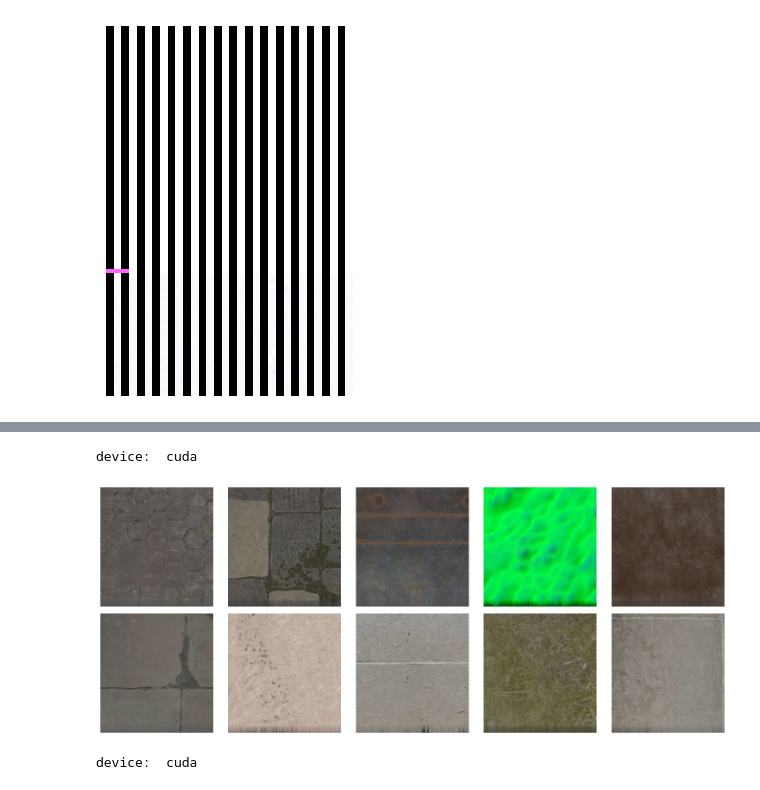
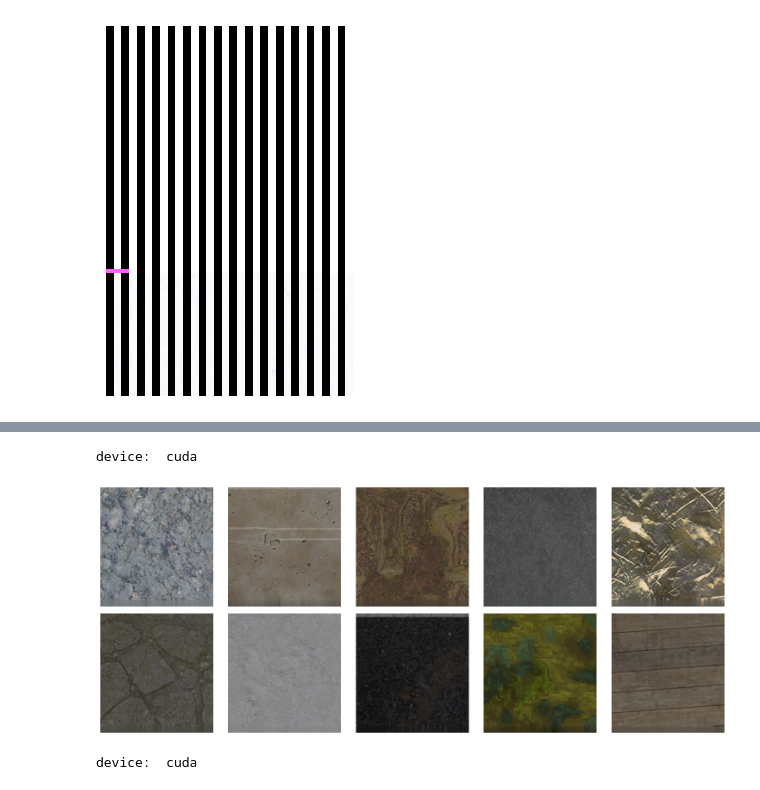
Before and after one commit to DennisGoss99/MasterThesis, a Jupyter notebook: code/models/rowModel/RollModelTest512_2.1.8.1.ipynb, the cells around one changed output, grey strips where cells are left out. Drawn from its saved outputs; the diff is of its cells as text; code cells hidden in the pictures.

```diff
--- a/code/models/rowModel/RollModelTest512_2.1.8.1.ipynb
+++ b/code/models/rowModel/RollModelTest512_2.1.8.1.ipynb
@@ -353,3 +353,34 @@ with torch.no_grad():
 device:  cuda
 [figure]
 [figure]
+# %%
+import torch
+import numpy as np
+import matplotlib.pyplot as plt
+from torchvision import transforms
+from PIL import Image
+
+def create_color_tensor(width, height, color):
+    # Normalize the color to be in the range [0, 1]
+    base_color = torch.tensor(color, dtype=torch.float32) / 255.0
+
+    # Generate a random noise pattern
+    noise = torch.rand(height, width, 3) - 0.5  # Generate noise in range [-0.5, 0.5]
+
+    # Scale the noise and add to the base color
+    noisy_color = base_color + 0.1 * noise  # Scale noise influence
+    noisy_color = torch.clamp(noisy_color, 0, 1)  # Ensure values are within valid RGB range
+
+    return noisy_color
+
+with torch.no_grad():
+    device = 'cuda' if torch.cuda.is_available() else 'cpu'
+    print("device: ",device)
+
+    size_x = 32
+    size_y = 32
+    color = (58, 16, 21)  # Purple-like color
+    noise_image = create_color_tensor(size_x, size_y, color)
+
+    img = Image.fromarray((noise_image.numpy() * 255).astype('uint8'))
+    img.save(r'C:\Users\Dennis\Desktop\GenTest\noise_pattern.png')
@@ -393,40 +490,43 @@ with torch.no_grad():
     axes = axes.flatten()
 
     for i in range(10):
+        img, _ = next(imgloader_iter)
+
+    for i in range(10):
         # Apply the transformations
         img, _ = next(imgloader_iter)
         img_tensor = img.squeeze(0).to(device)
         img_tensor = img_tensor[:3,:,:] # Remove alpha channel
 
         C, H, W = img_tensor.shape
 
         img_gen = torch.zeros((C,H+gen_length,W)).to(device)
         img_gen[:,:H,:] = img_tensor
 
 
         for igen in range(gen_length):
 
             a = img_gen[:,igen:H+igen,:] # (C, H, W)
             gen, _ = m(rearrange(a, 'c h w -> w h c')) # B, H, C
 
             img_gen[:,H+igen,:] = rearrange(gen[:,-1,:], ' w c -> c w')
 
 
         img_gen = img_gen.squeeze(0) * 255
 
         image = rearrange(img_gen, 'c h w -> h w c').cpu().detach().numpy()
         image = image.astype(np.uint8)
 
         image[size_y-1, :6] = [255, 100, 255]
 
         axes[i].imshow(image)
         axes[i].axis('off')
 
     plt.tight_layout()
     plt.show()
 # %% [output]
 device:  cuda
-[figure, old version]
+[figure, new version]
 # %%
 import torch
 import numpy as np
```
Also changed, not shown: parts of 2 cells of this notebook, 8 other files.
